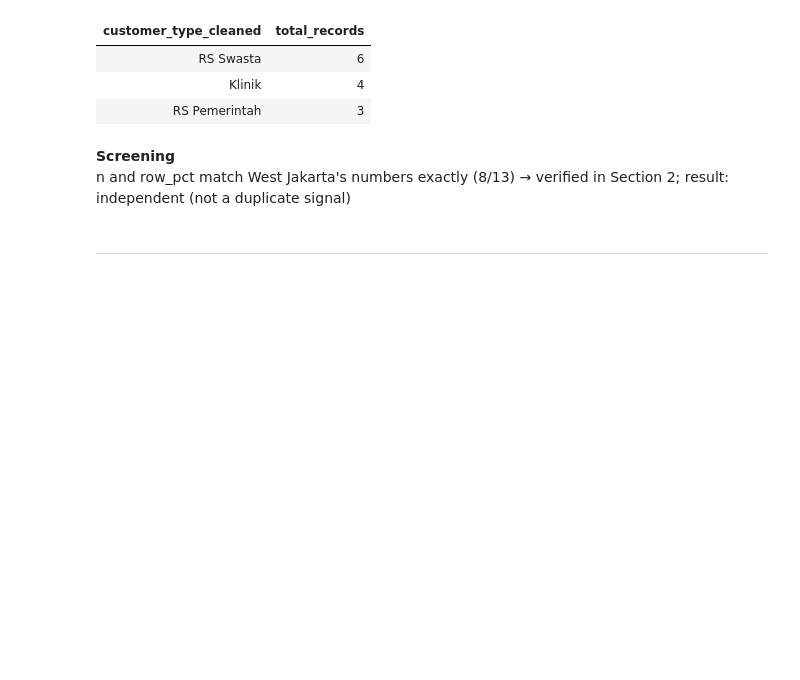
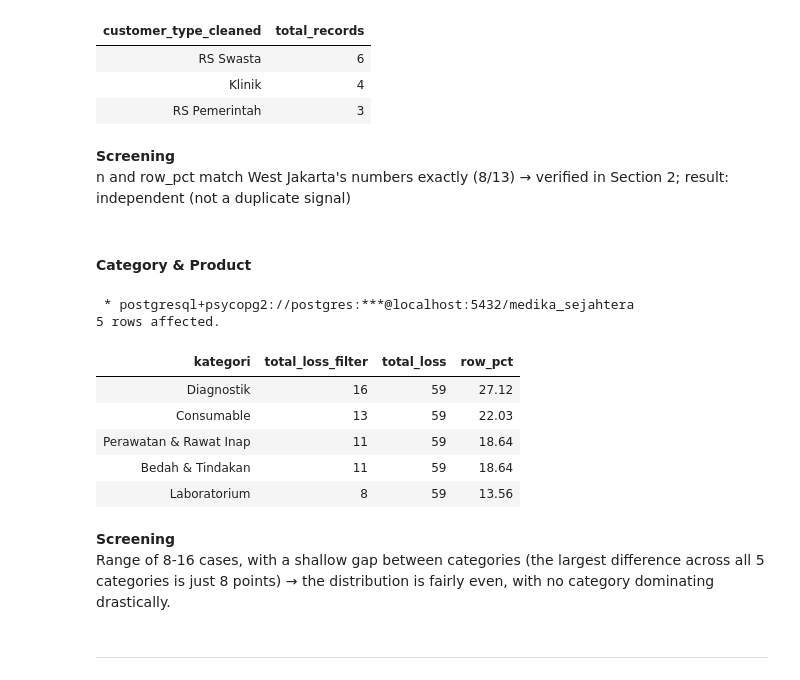
Before and after one commit to Rpfitrah/return-analysis-medika-sejahtera, a Jupyter notebook: Notebook/EDA.ipynb, the cells around one changed output. Saved outputs shown, nothing was run; the diff lists cells and outputs as text; code cells hidden in the pictures; blank space fills up the shorter version.

Commit message:
category used to return

```diff
--- a/Notebook/EDA.ipynb
+++ b/Notebook/EDA.ipynb
@@ -503,6 +503,45 @@ ORDER BY
 # %% [markdown]
 **Screening**
 n and row_pct match West Jakarta's numbers exactly (8/13) → verified in Section 2; result: independent (not a duplicate signal)
+# %% [markdown]
+#### Category & Product
+# %%
+%%sql
+
+WITH
+    kategori_total AS (
+        SELECT
+            COUNT(*) AS total_loss
+        FROM
+            return_cleaned
+    )
+
+SELECT
+    kategori,
+    COUNT(*) AS total_loss_filter,
+    kt.total_loss,
+    ROUND((COUNT(*)::numeric / NULLIF(kt.total_loss,0)::numeric) * 100,2) AS row_pct
+FROM
+    return_cleaned rc
+CROSS JOIN
+    kategori_total kt
+GROUP BY
+    kategori,
+    kt.total_loss
+ORDER BY
+    total_loss_filter DESC
+# %% [output]
+ * postgresql+psycopg2://postgres:***@localhost:5432/medika_sejahtera
+5 rows affected.
+| kategori | total_loss_filter | total_loss | row_pct |
+| Diagnostik | 16 | 59 | 27.12 |
+| Consumable | 13 | 59 | 22.03 |
+| Perawatan & Rawat Inap | 11 | 59 | 18.64 |
+| Bedah & Tindakan | 11 | 59 | 18.64 |
+| Laboratorium | 8 | 59 | 13.56 |
+# %% [markdown]
+**Screening**
+Range of 8-16 cases, with a shallow gap between categories (the largest difference across all 5 categories is just 8 points) → the distribution is fairly even, with no category dominating drastically.
 # %% [markdown]
 ---
 # %%
```
